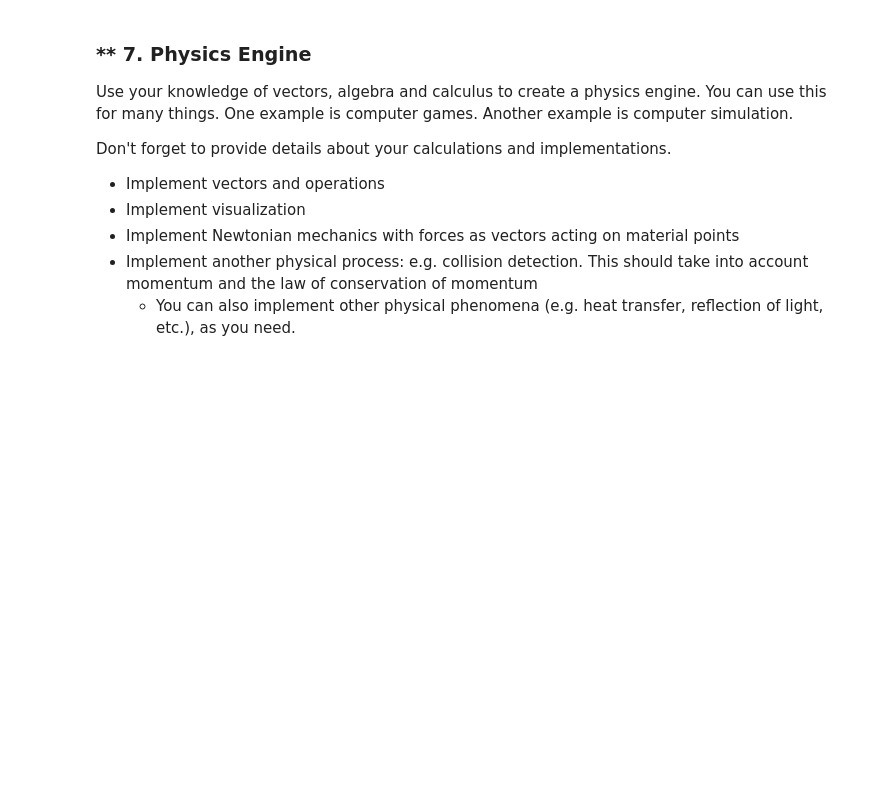
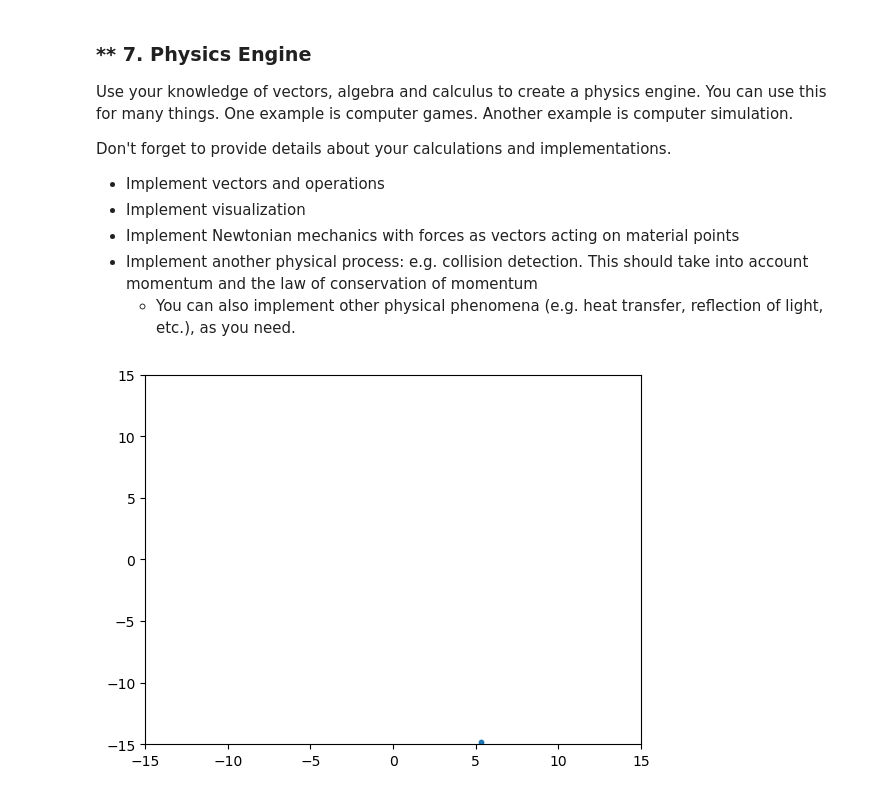
Before and after one commit to StanDobrev11/MathConceptsForDevs, a Jupyter notebook: data/08.CalculusExercise/Calculus Exercise.ipynb, the cells around one changed output. Saved outputs shown, nothing was run; the diff lists cells and outputs as text; code cells hidden in the pictures; blank space fills up the shorter version.

```diff
--- a/data/08.CalculusExercise/Calculus Exercise.ipynb
+++ b/data/08.CalculusExercise/Calculus Exercise.ipynb
@@ -400,0 +456,47 @@ Don't forget to provide details about your calculations and implementations.
+# %%
+import numpy as np
+import matplotlib.pyplot as plt
+from matplotlib.animation import FuncAnimation
+
+
+class Particle:
+    def __init__(self):
+        self.position = self.generate_position()  # [x, y]
+        self.velocity = self.generate_velocity()  # random from 0 -> 1
+        self.mass = self.generate_mass()  # random from 1 -> 10
+
+    def generate_position(self):
+        return np.random.randn(1, 2) * 10
+
+    def generate_velocity(self):
+        return np.random.randn(1, 2) * 0.5
+
+    def generate_mass(self):
+        return np.random.randint(1, 10)
+
+    def move(self):
+        # Update the position using the velocity
+        self.position += self.velocity * 0.2 # Adjust the multiplier to control speed
+        return self.position
+
+particle = Particle()
+
+def update(frame):
+    # Move the particle
+    new_position = particle.move()
+    # Update the scatter plot with the new position
+    scatter.set_offsets(new_position.reshape(1, -1))
+    return scatter,
+
+# Plot setup
+fig, ax = plt.subplots()
+ax.set_xlim(-15, 15)
+ax.set_ylim(-15, 15)
+scatter = ax.scatter(particle.position[:, 0], particle.position[:, 1], s=10)
+
+# Create animation
+ani = FuncAnimation(fig, update, frames=1000)
+# ani = FuncAnimation(fig, update, frames=200, interval=50, blit=False)
+plt.show()
+# %% [output]
+[figure, added]
```
Also changed, not shown: parts of 5 cells of this notebook.
